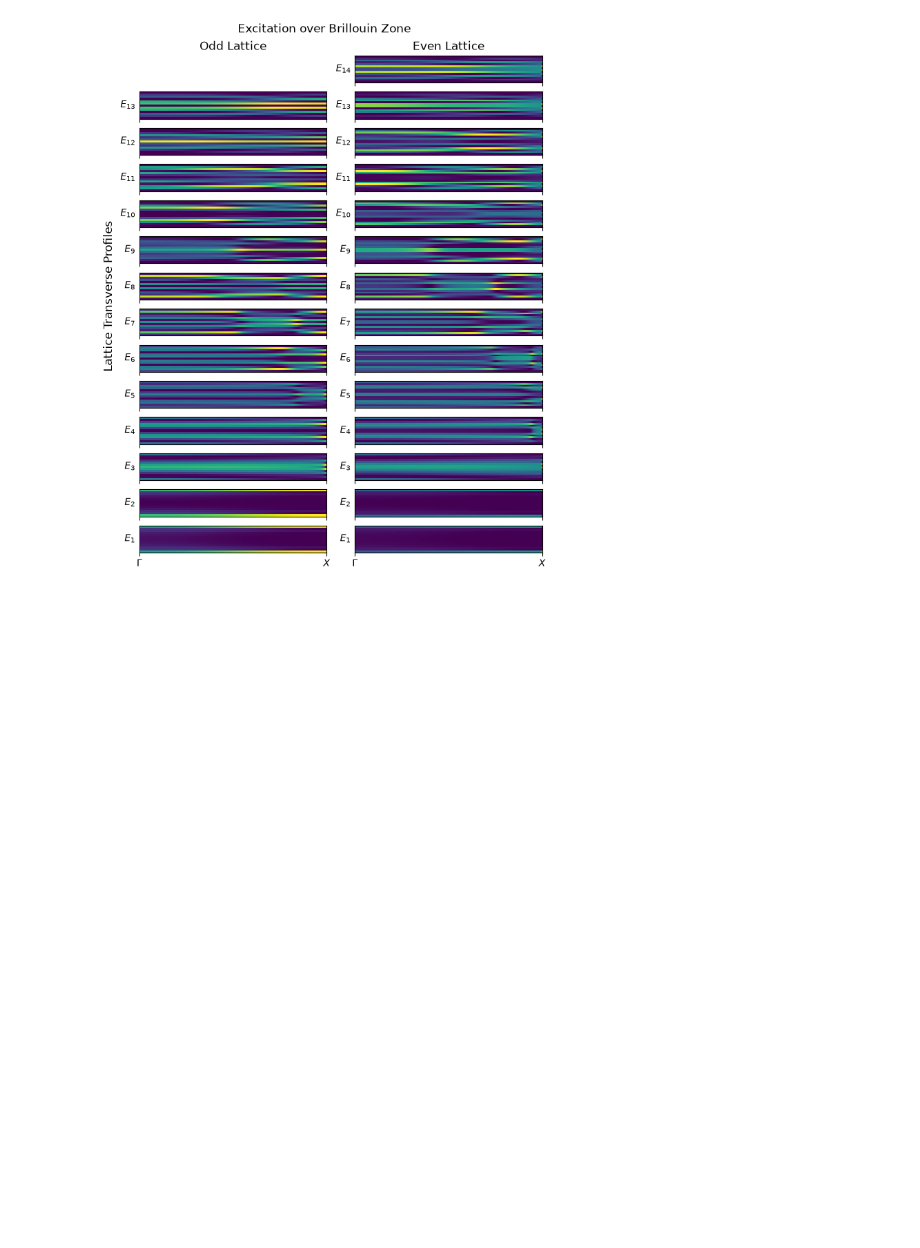
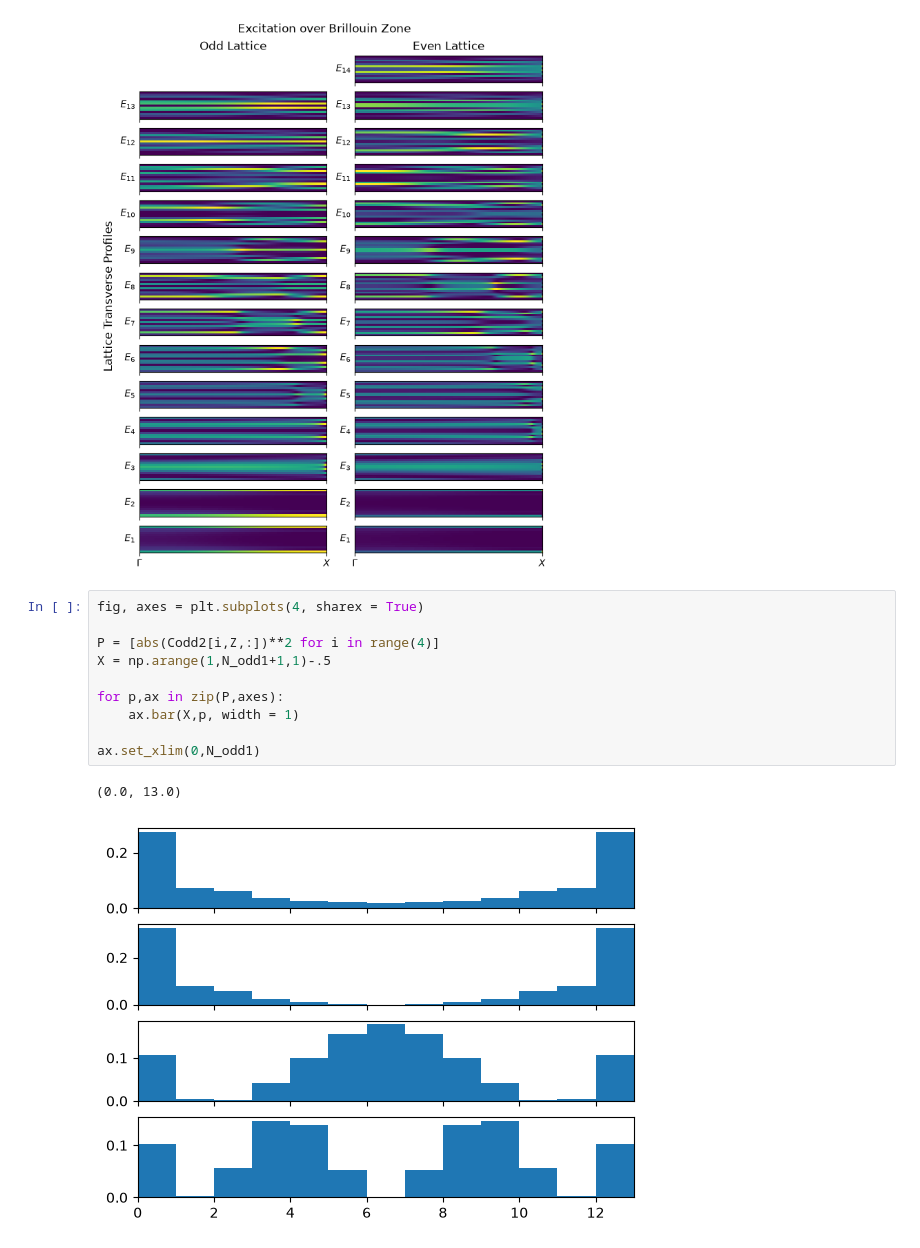
Before and after one commit to louscher-hunter/AdvSS-HW3, a Jupyter notebook: hw3q3.ipynb, the cells around one changed output. Saved outputs shown, nothing was run; the diff lists cells and outputs as text; blank space fills up the shorter version.

```diff
--- a/hw3q3.ipynb
+++ b/hw3q3.ipynb
@@ -82,3 +91,16 @@ axes[0][1].set_title('Even Lattice')
 # %% [output]
 Text(0.5, 1.0, 'Even Lattice')
 [figure]
+# %%
+fig, axes = plt.subplots(4, sharex = True)
+
+P = [abs(Codd2[i,Z,:])**2 for i in range(4)]
+X = np.arange(1,N_odd1+1,1)-.5
+
+for p,ax in zip(P,axes):
+    ax.bar(X,p, width = 1)
+
+ax.set_xlim(0,N_odd1)
+# %% [output]
+(0.0, 13.0)
+[figure, added]
```
Also changed, not shown: parts of 2 cells of this notebook.
